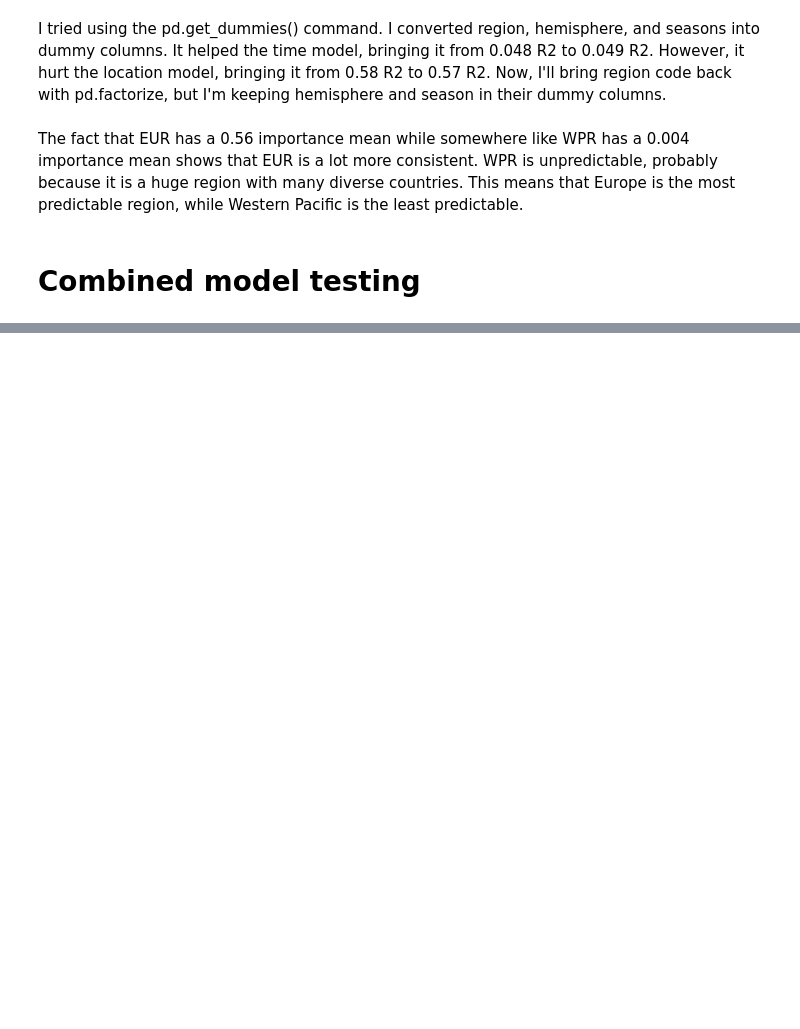
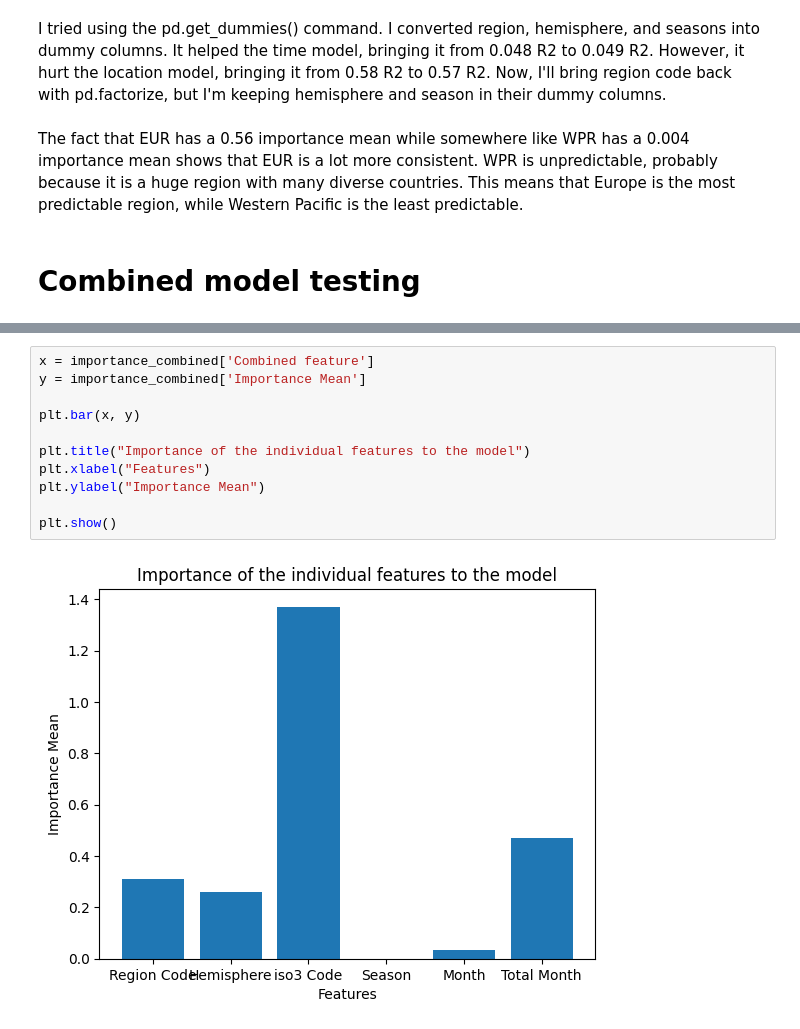
Before and after one commit to vanillaloki9306/Measles-and-Rubella-dataset-project, a Jupyter notebook: Measles_and_Rubella_project.ipynb, the cells around one changed output, grey strips where cells are left out. Drawn from its saved outputs; the diff is of its cells as text; blank space fills up the shorter version.

```diff
--- a/Measles_and_Rubella_project.ipynb
+++ b/Measles_and_Rubella_project.ipynb
@@ -1052,0 +1063,13 @@ Combined p-val: 0.0
+# %%
+x = importance_combined['Combined feature']
+y = importance_combined['Importance Mean']
+
+plt.bar(x, y)
+
+plt.title("Importance of the individual features to the model")
+plt.xlabel("Features")
+plt.ylabel("Importance Mean")
+
+plt.show()
+# %% [output]
+[figure, added]
```
Also changed, not shown: parts of 19 cells of this notebook.
